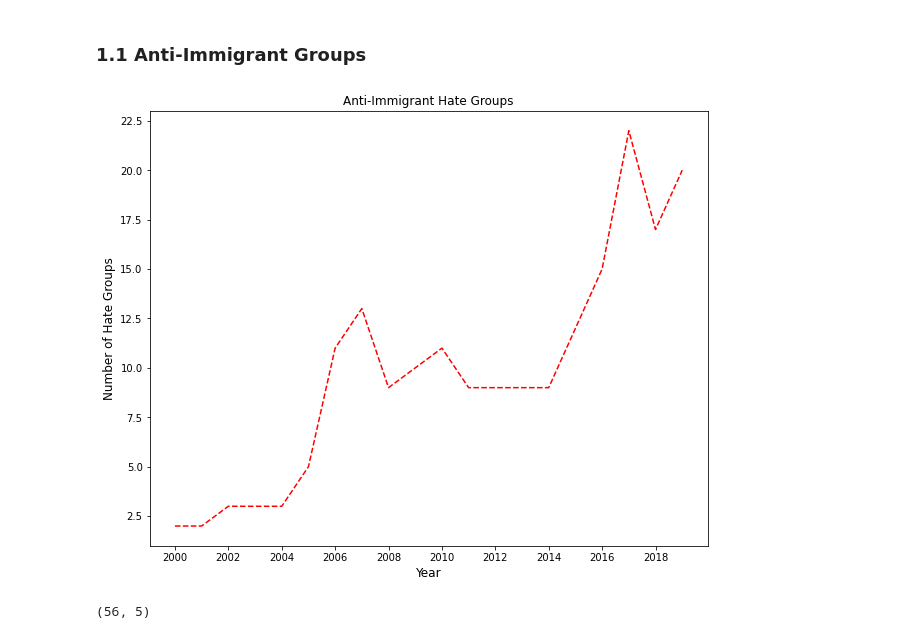
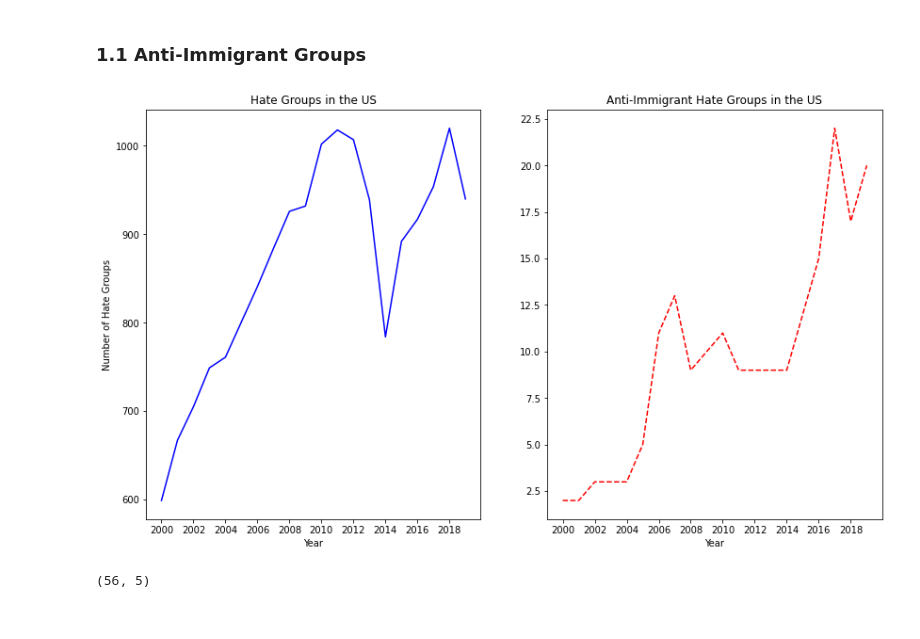
Before and after one commit to jramtos/hate_groups, a Jupyter notebook: analysis_hate_groups.ipynb, the cells around one changed output. Cells and saved outputs as stored; diff of their text form; code cells hidden in the pictures.

```diff
--- a/analysis_hate_groups.ipynb
+++ b/analysis_hate_groups.ipynb
@@ -40,19 +40,28 @@ plt.show()
 ### 1.1 Anti-Immigrant Groups
 # %%
 counts_im = counts[counts.Ideology == 'Anti-Immigrant']
-# %%
-fig, ax = plt.subplots(figsize=(10,8))
-ax = sns.lineplot(x="Year", y="count", data=counts_im,
-                  color='red')
-ax.lines[0].set_linestyle("--")
-plt.ylabel('Number of Hate Groups', size=12)
-freq = int(2)
-ax.set_xticks(counts_im.Year[::freq])
-plt.xlabel('Year', size=12)
-plt.title('Anti-Immigrant Hate Groups')
-plt.show()
-# %% [output]
-[figure, removed]
+# %%
+fig, ax = plt.subplots(figsize=(14,8), ncols=2, nrows=1)
+ax1 = sns.lineplot(x="Year", y="count",
+                   data=counts.groupby('Year').agg({'count':'sum'}).reset_index(),
+                  color='blue', ax=ax[0])
+freq = int(2)
+ax1.set_xticks(counts.groupby('Year').agg({'count':'sum'}).reset_index().Year[::freq])
+ax1.set_xlabel('Year')
+ax1.set_ylabel('Number of Hate Groups')
+ax1.title.set_text('Hate Groups in the US')
+
+
+ax2 = sns.lineplot(x="Year", y="count", data=counts_im, color='red', ax=ax[1])
+ax2.set_xticks(counts_im.Year[::freq])
+ax2.lines[0].set_linestyle("--")
+ax2.set_xlabel('Year')
+ax2.set_ylabel('')
+ax2.title.set_text('Anti-Immigrant Hate Groups in the US')
+
+plt.show()
+# %% [output]
+[figure, added]
 # %%
 hg_im = hg[hg.Ideology == 'Anti-Immigrant']
 # %%
```
Also changed, not shown: parts of 6 cells of this notebook.
